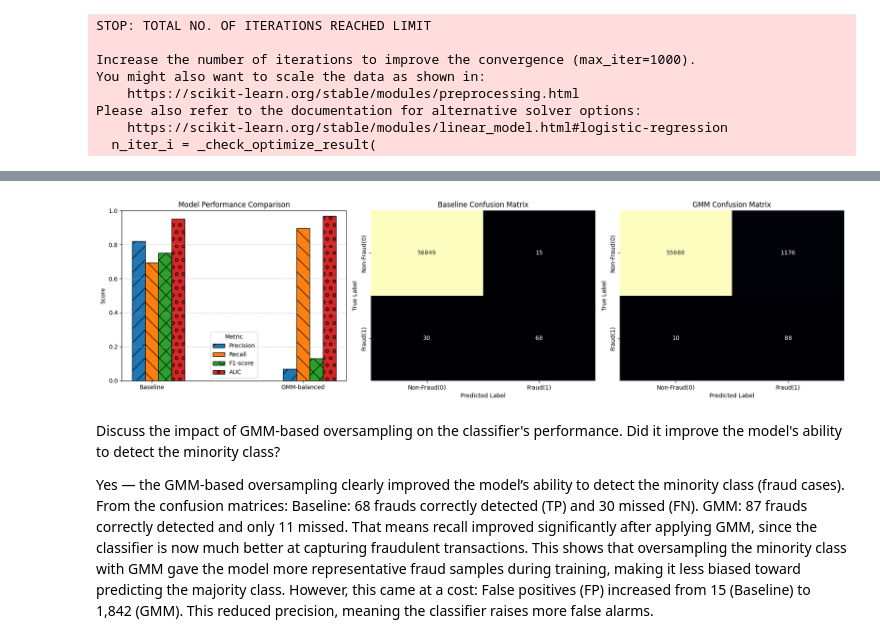
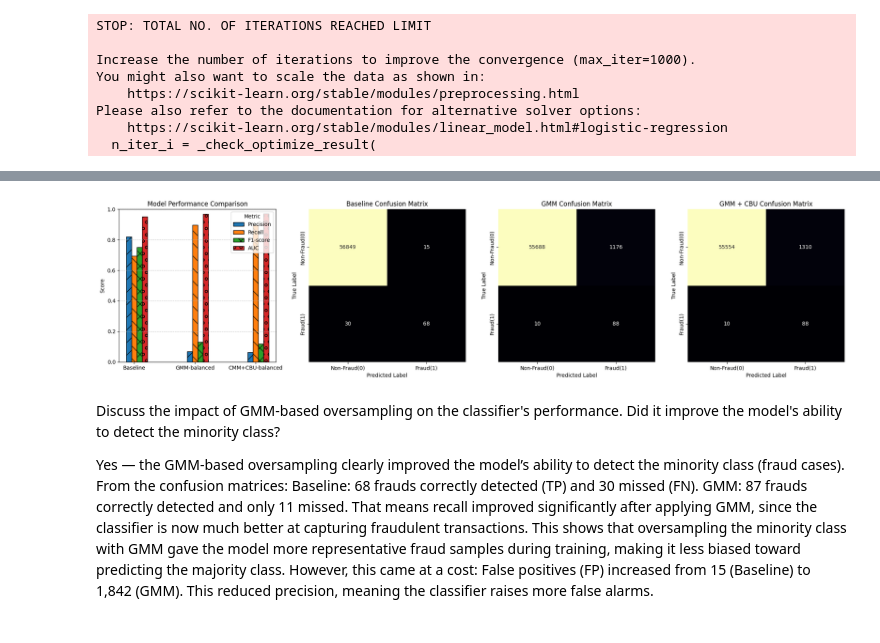
Before and after one commit to Navaneeth272001/assignment_4_Navaneeth272001, a Jupyter notebook: code.ipynb, the cells around one changed output, grey strips where cells are left out. Drawn from its saved outputs; the diff is of its cells as text; code cells hidden in the pictures.

Commit message:
Corrected the code for plotting

```diff
--- a/code.ipynb
+++ b/code.ipynb
@@ -518,29 +518,37 @@ y_pred_proba_baseline = log_reg.predict_proba(X_test)[:, 1]
 y_pred_gmm = clf_v2.predict(X_test)
 y_pred_proba_gmm = clf_v2.predict_proba(X_test)[:, 1]
 
+y_pred_gmm_v1 = clf_v1.predict(X_test)
+y_pred_proba_gmm_v1 = clf_v1.predict_proba(X_test)[:, 1]
+
+
 metrics = {
     "Precision": [
         precision_score(y_test, y_pred_baseline),
-        precision_score(y_test, y_pred_gmm)
+        precision_score(y_test, y_pred_gmm),
+        precision_score(y_test, y_pred_gmm_v1)
     ],
     "Recall": [
         recall_score(y_test, y_pred_baseline),
-        recall_score(y_test, y_pred_gmm)
+        recall_score(y_test, y_pred_gmm),
+        recall_score(y_test, y_pred_gmm_v1)
     ],
     "F1-score": [
         f1_score(y_test, y_pred_baseline),
-        f1_score(y_test, y_pred_gmm)
+        f1_score(y_test, y_pred_gmm),
+        f1_score(y_test, y_pred_gmm_v1)
     ],
     "AUC": [
         roc_auc_score(y_test, y_pred_proba_baseline),
-        roc_auc_score(y_test, y_pred_proba_gmm)
+        roc_auc_score(y_test, y_pred_proba_gmm),
+        roc_auc_score(y_test, y_pred_proba_gmm_v1)
     ]
 }
 
-metrics_df = pd.DataFrame(metrics, index=["Baseline", "GMM-balanced"])
+metrics_df = pd.DataFrame(metrics, index=["Baseline", "GMM-balanced", "CMM+CBU-balanced"])
 print(metrics_df)
 
-fig, axes = plt.subplots(1, 3, figsize=(18, 5))
+fig, axes = plt.subplots(1, 4, figsize=(20, 5))
 ax = axes[0]
 bar_width = 0.35
 x = np.arange(len(metrics_df.index))
@@ -584,6 +592,15 @@ axes[2].set_title("GMM Confusion Matrix")
 axes[2].set_xlabel("Predicted Label")
 axes[2].set_ylabel("True Label")
 
+cm_gmm_v1 = confusion_matrix(y_test, y_pred_gmm_v1)
+sns.heatmap(cm_gmm_v1, annot=True, fmt="d", cmap="magma", cbar=False,
+            xticklabels=["Non-Fraud(0)", "Fraud(1)"],
+            yticklabels=["Non-Fraud(0)", "Fraud(1)"],
+            ax=axes[3])
+axes[3].set_title("GMM + CBU Confusion Matrix")
+axes[3].set_xlabel("Predicted Label")
+axes[3].set_ylabel("True Label")
+
 plt.tight_layout()
 plt.show()
 # %% [output]
@@ -593,4 +611,4 @@ GMM-balanced   0.069620  0.897959  0.129222  0.969395
-[figure, old version]
+[figure, new version]
 # %% [markdown]
 Discuss the impact of GMM-based oversampling on the classifier's performance. Did it improve the model's ability to detect the minority class?
 
```
Also changed, not shown: parts of 1 cell of this notebook.
